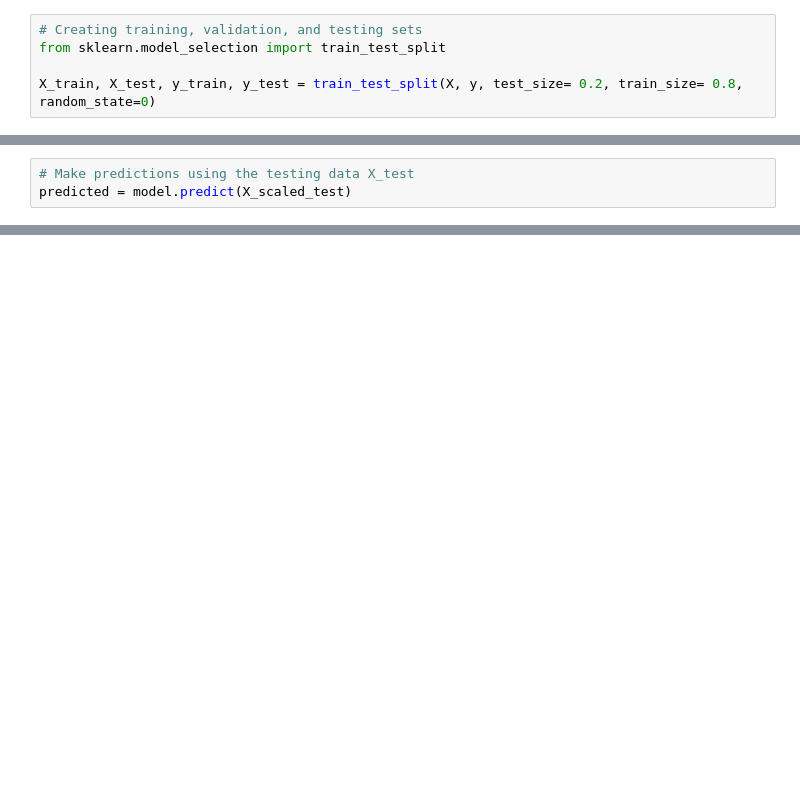
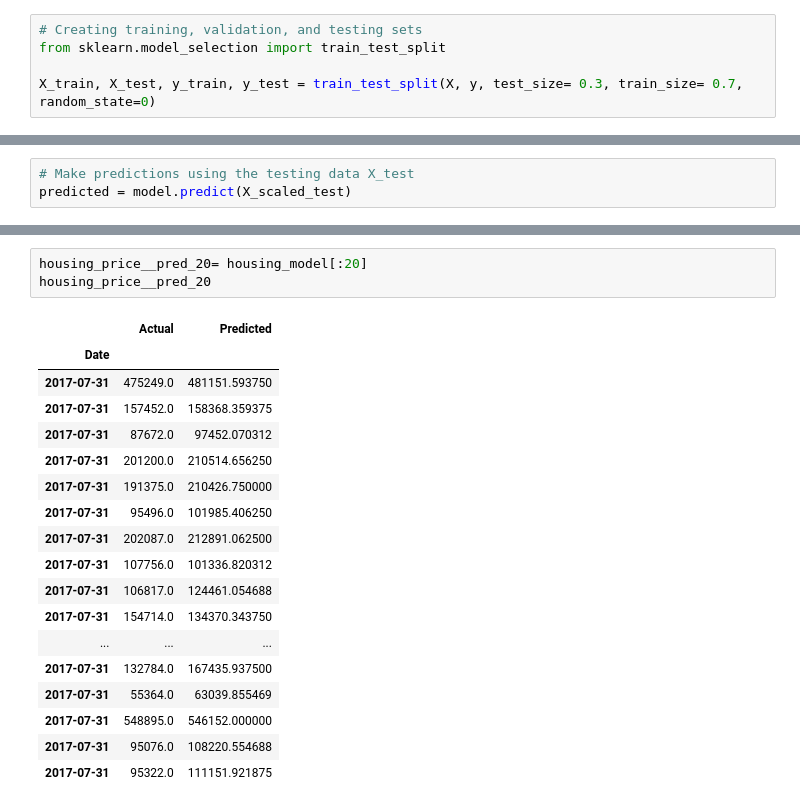
Before and after one commit to jexiamaris/project2, a Jupyter notebook: notebooks/Jexi/texas_model.ipynb, the cells around one changed output, grey strips where cells are left out. Drawn from its saved outputs; the diff is of its cells as text; blank space fills up the shorter version.

```diff
--- a/notebooks/Jexi/texas_model.ipynb
+++ b/notebooks/Jexi/texas_model.ipynb
@@ -72,7 +96,7 @@ y = housing_df["Price"].values
 # Creating training, validation, and testing sets
 from sklearn.model_selection import train_test_split
 
-X_train, X_test, y_train, y_test = train_test_split(X, y, test_size= 0.2, train_size= 0.8, random_state=0)
+X_train, X_test, y_train, y_test = train_test_split(X, y, test_size= 0.3, train_size= 0.7, random_state=0)
 # %%
 X_train[0]
 # %% [output]
@@ -177,0 +223,22 @@ predicted = model.predict(X_scaled_test)
+# %%
+housing_price__pred_20= housing_model[:20]
+housing_price__pred_20
+# %% [output]
+|  | Actual | Predicted |
+| Date |  |  |
+| 2017-07-31 | 475249.0 | 481151.593750 |
+| 2017-07-31 | 157452.0 | 158368.359375 |
+| 2017-07-31 | 87672.0 | 97452.070312 |
+| 2017-07-31 | 201200.0 | 210514.656250 |
+| 2017-07-31 | 191375.0 | 210426.750000 |
+| 2017-07-31 | 95496.0 | 101985.406250 |
+| 2017-07-31 | 202087.0 | 212891.062500 |
+| 2017-07-31 | 107756.0 | 101336.820312 |
+| 2017-07-31 | 106817.0 | 124461.054688 |
+| 2017-07-31 | 154714.0 | 134370.343750 |
+| ... | ... | ... |
+| 2017-07-31 | 132784.0 | 167435.937500 |
+| 2017-07-31 | 55364.0 | 63039.855469 |
+| 2017-07-31 | 548895.0 | 546152.000000 |
+| 2017-07-31 | 95076.0 | 108220.554688 |
+| 2017-07-31 | 95322.0 | 111151.921875 |
```
Also changed, not shown: parts of 13 cells of this notebook, 1 other file.
